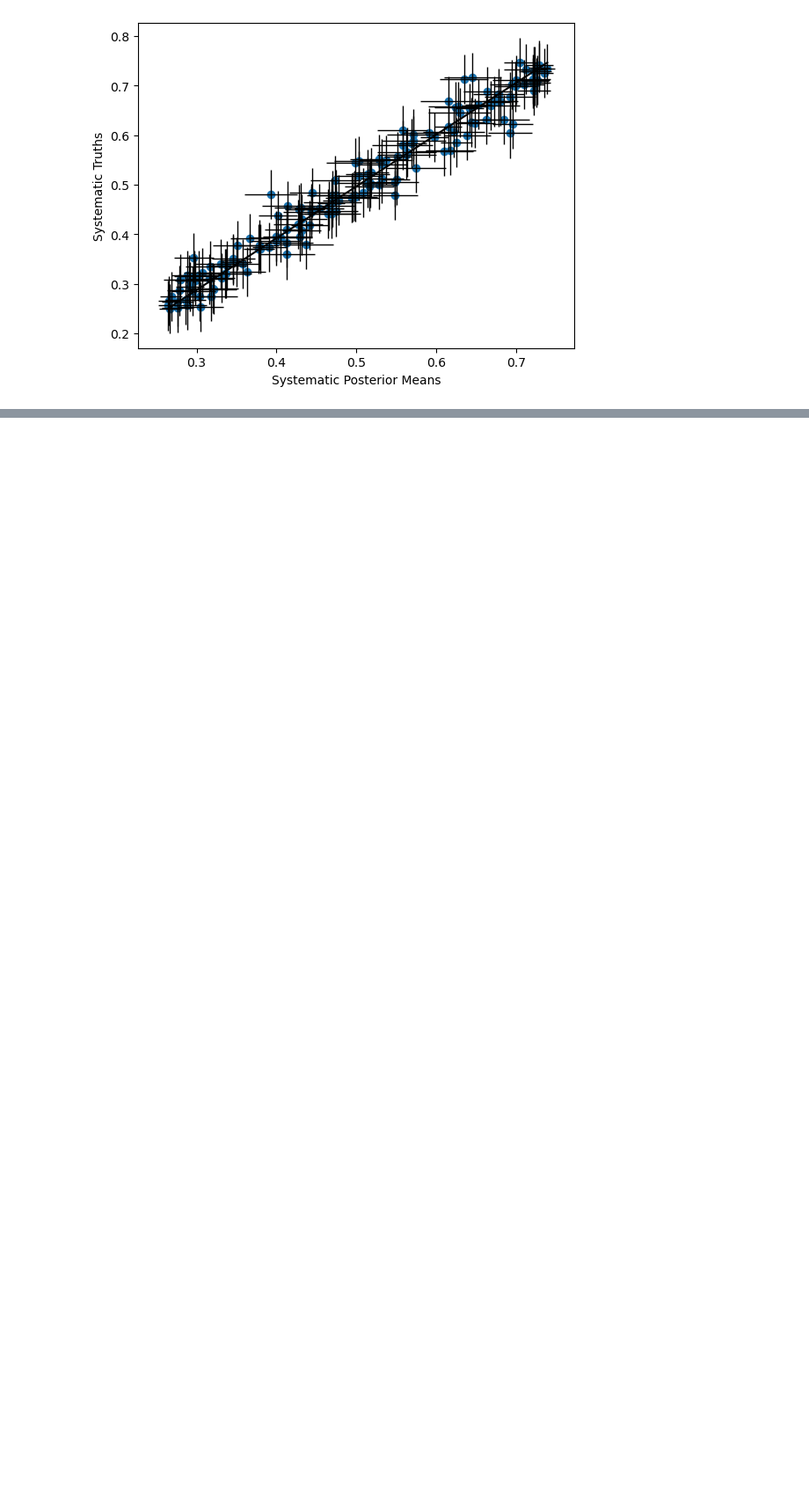
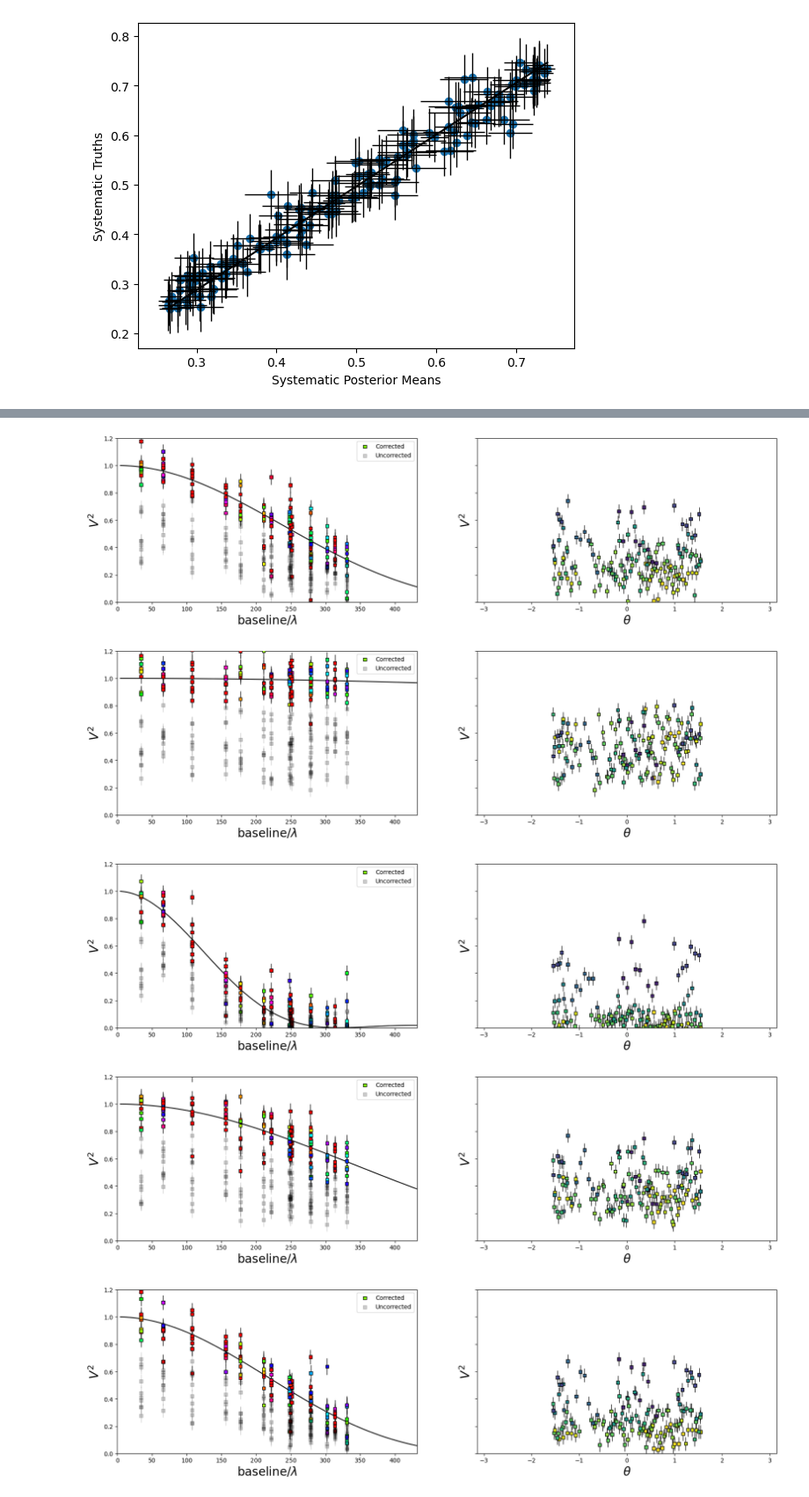
Before and after one commit to shashankdholakia/jax-interferometry, a Jupyter notebook: notebooks/systematics_retrieval_ensemble.ipynb, the cells around one changed output, grey strips where cells are left out. Shown at 88% size. Cells and saved outputs as stored; diff of their text form; code cells hidden in the pictures; blank space fills up the shorter version.

Commit message:
Added plot showing calibrated data + model

```diff
--- a/notebooks/systematics_retrieval_ensemble.ipynb
+++ b/notebooks/systematics_retrieval_ensemble.ipynb
@@ -312,0 +318,34 @@ Again, we can see that we retrieve the systematic fairly well, despite the relat
+# %%
+def plot_data(x, y, x0, y0, yerr, sys):
+    fig, ax = plt.subplots(1,2, figsize=(20,5), sharey=True)
+
+    sys_mean, sys_std = sys
+
+    ax[0].errorbar(x, y/sys_mean, yerr=np.sqrt(yerr**2+sys_std**2), fmt=",k", ms=0, capsize=0, lw=1, zorder=999)
+    ax[0].scatter(x, y/sys_mean, marker="s", s=30, edgecolor="k", zorder=1000, c=cmap(theta/theta.max()), label='Corrected')
+    ax[0].errorbar(x, y, yerr=yerr, fmt=",k", ms=0, capsize=0, lw=1, zorder=999,alpha=0.2)
+    ax[0].scatter(x, y, marker="s", s=30, edgecolor="k", zorder=1000, c='k',alpha=0.2, label='Uncorrected')
+    ax[0].plot(x0, y0, color="k", lw=1.5)
+    ax[0].set_xlabel("baseline/$\lambda$", fontsize=20)
+    ax[0].set_ylabel("$V^2$", fontsize=20)
+    ax[0].set_ylim(0, 1.2)
+    ax[0].set_xlim(0, jnp.max(x0))
+    ax[0].legend()
+
+    ax[1].errorbar(theta, y, yerr=yerr, fmt=",k", ms=0, capsize=0, lw=1, zorder=999)
+    ax[1].scatter(theta, y, marker="s", s=30, edgecolor="k", zorder=1000, c=cmap2(x/x.max()))
+    ax[1].set_xlabel(r"$\theta$", fontsize=20)
+    ax[1].set_ylabel(r"$V^2$", fontsize=20)
+    ax[1].set_ylim(0, 1.2)
+    ax[1].set_xlim(-np.pi, np.pi)
+
+
+for i, diam in enumerate(diams):
+    sys = [np.mean(inf_data.posterior.sys, axis=(0,1)), np.std(inf_data.posterior.sys, axis=(0,1))]
+    plot_data(x,y[i], x0, y0[i], yerr, sys)
+# %% [output]
+[figure, added]
+[figure, added]
+[figure, added]
+[figure, added]
+[figure, added]
```
Also changed, not shown: parts of 9 cells of this notebook.
